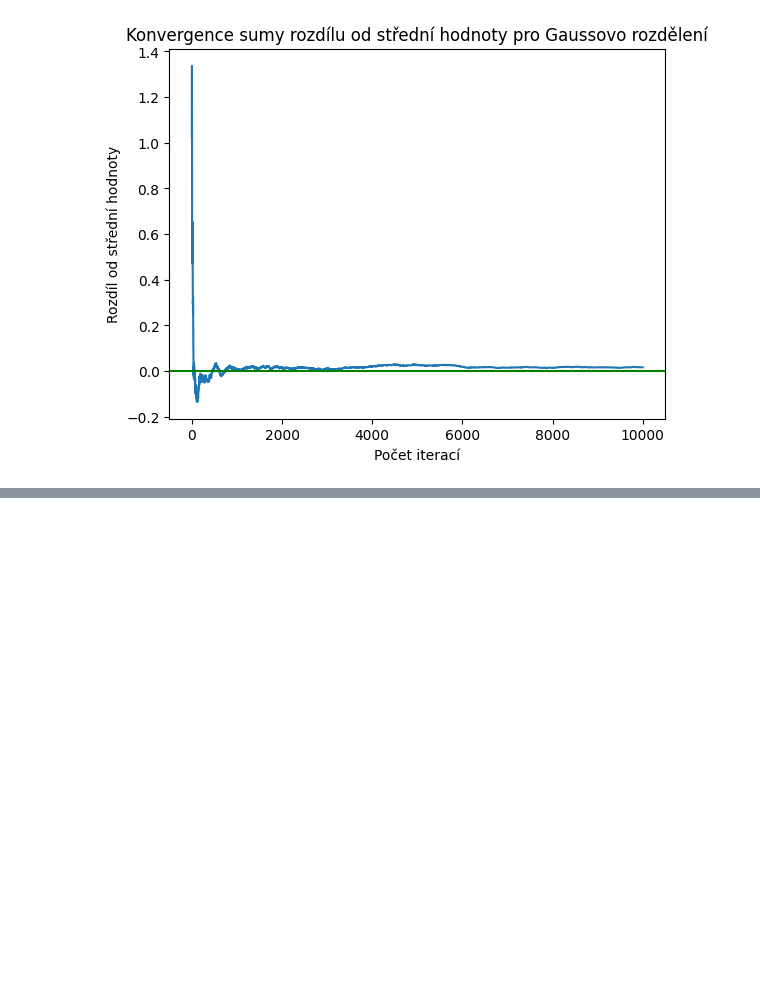
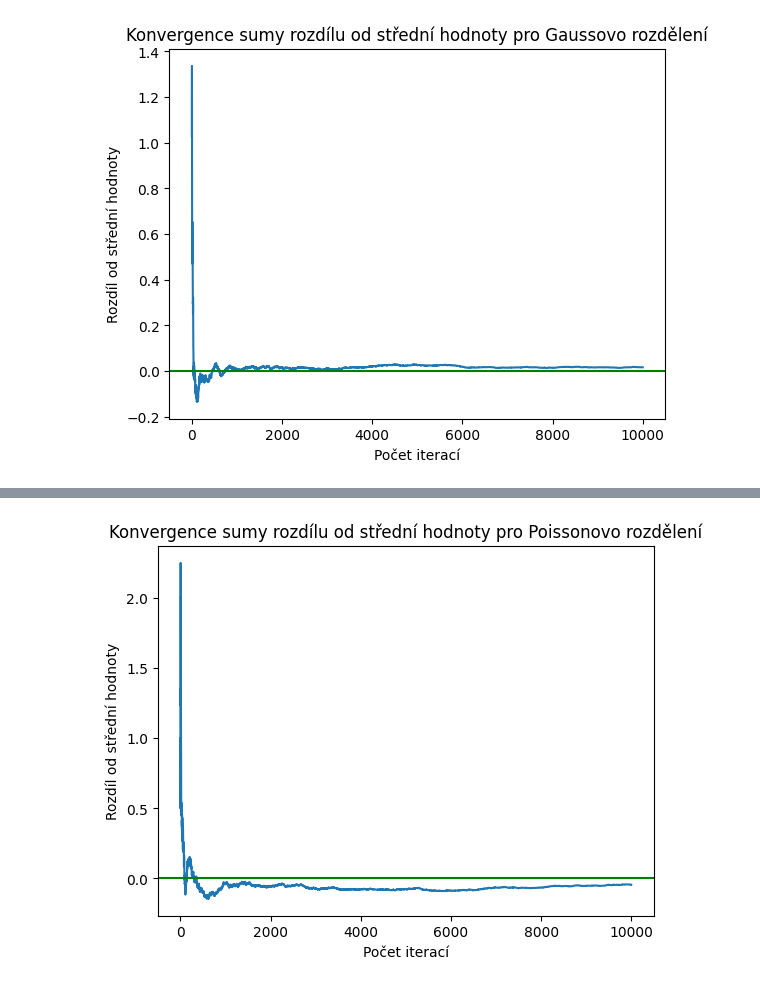
Before and after one commit to jakvitov/math_simulations, a Jupyter notebook: ZakonVelkychCiselSimulace.ipynb, the cells around one changed output, grey strips where cells are left out. Drawn from its saved outputs; the diff is of its cells as text; code cells hidden in the pictures; blank space fills up the shorter version.

Commit message:
Added Poisson distribution test

```diff
--- a/ZakonVelkychCiselSimulace.ipynb
+++ b/ZakonVelkychCiselSimulace.ipynb
@@ -31,0 +35,20 @@ plt.show()
+# %%
+plt.clf()
+sum_of_diffs = 0
+yvals = []
+lmbd = 4 #Lambda parameter for the Poisson distribution
+
+data = np.random.poisson(lmbd, n)
+
+for index, val in enumerate(data):
+  sum_of_diffs += (val - lmbd)
+  yvals.append(sum_of_diffs/(index + 1))
+
+plt.xlabel("Počet iterací")
+plt.ylabel("Rozdíl od střední hodnoty")
+plt.title("Konvergence sumy rozdílu od střední hodnoty pro Poissonovo rozdělení")
+plt.plot(xvals, yvals)
+plt.axhline(0, color='g')
+plt.show()
+# %% [output]
+[figure, added]
```
Also changed, not shown: parts of 1 cell of this notebook.
